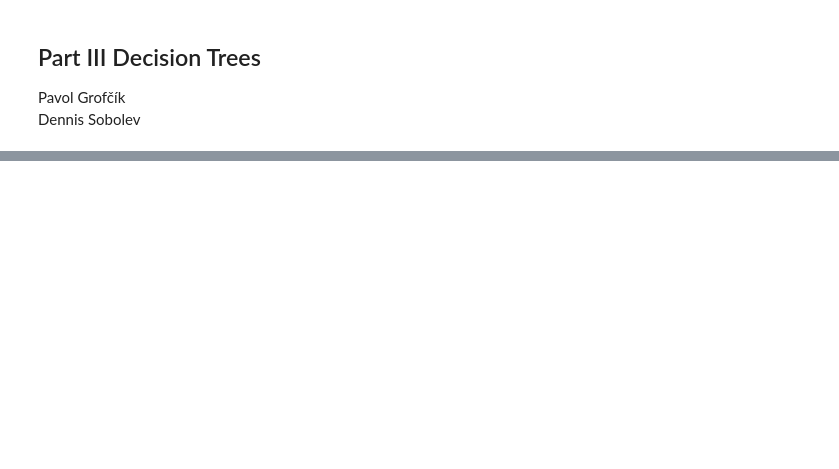
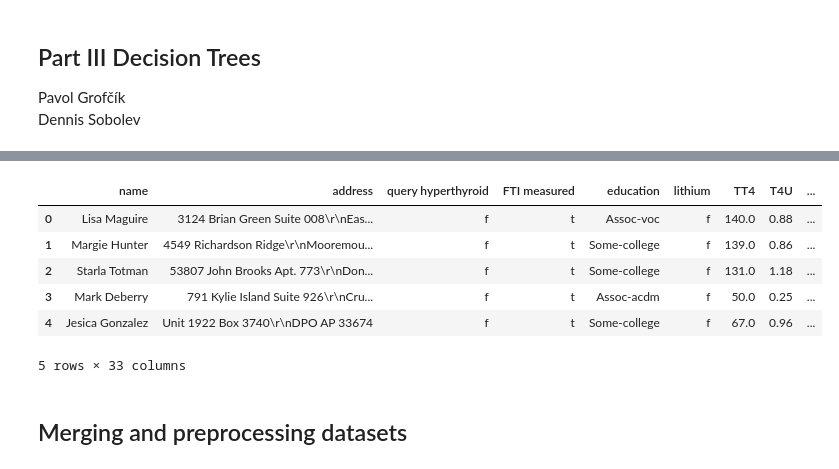
Before and after one commit to PavolGrofcik/INANU, a Jupyter notebook: Decision Trees ML Final.ipynb, the cells around one changed output, grey strips where cells are left out. Saved outputs shown, nothing was run; the diff lists cells and outputs as text; code cells hidden in the pictures; blank space fills up the shorter version.

```diff
--- a/Decision Trees ML Final.ipynb
+++ b/Decision Trees ML Final.ipynb
@@ -44,0 +70,15 @@ ps.dict_values(dictionary={1:"Ahoj", 2:"True"})
+# %%
+#The same process applied to valid sample
+df_val_personal = pd.read_csv("Datasets/personal_valid.csv", index_col=0)
+df_val_other = pd.read_csv("Datasets/other_valid.csv", index_col=0)
+df_val_other.head()
+# %% [output]
+|  | name | address | query hyperthyroid | FTI measured | education | lithium | TT4 | T4U | ... |
+| 0 | Lisa Maguire | 3124 Brian Green Suite 008\r\nEas... | f | t | Assoc-voc | f | 140.0 | 0.88 | ... |
+| 1 | Margie Hunter | 4549 Richardson Ridge\r\nMooremou... | f | t | Some-college | f | 139.0 | 0.86 | ... |
+| 2 | Starla Totman | 53807 John Brooks Apt. 773\r\nDon... | f | t | Some-college | f | 131.0 | 1.18 | ... |
+| 3 | Mark Deberry | 791 Kylie Island Suite 926\r\nCru... | f | t | Assoc-acdm | f | 50.0 | 0.25 | ... |
+| 4 | Jesica Gonzalez | Unit 1922 Box 3740\r\nDPO AP 33674 | f | t | Some-college | f | 67.0 | 0.96 | ... |
+5 rows × 33 columns
+# %% [markdown]
+## Merging and preprocessing datasets
```
Also changed, not shown: parts of 43 cells of this notebook, 3 other files.
